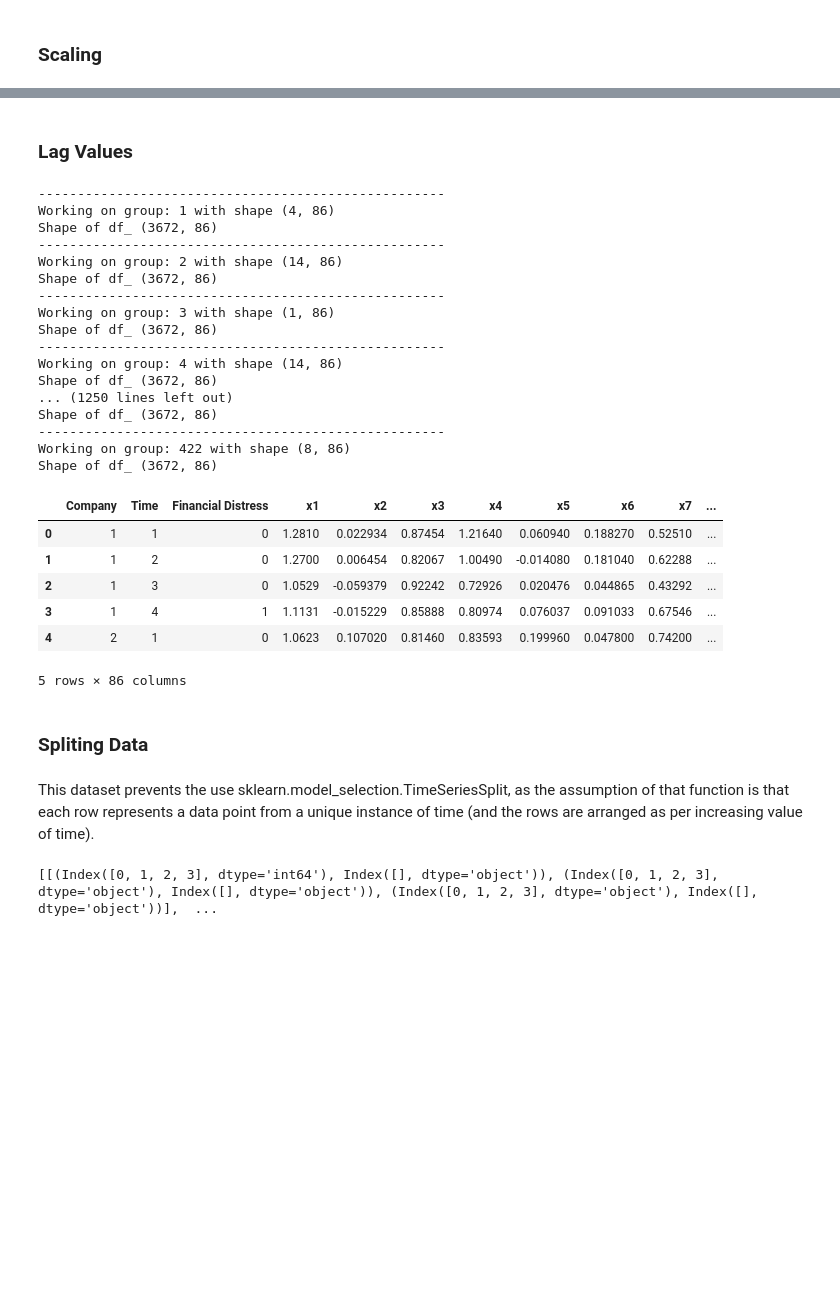
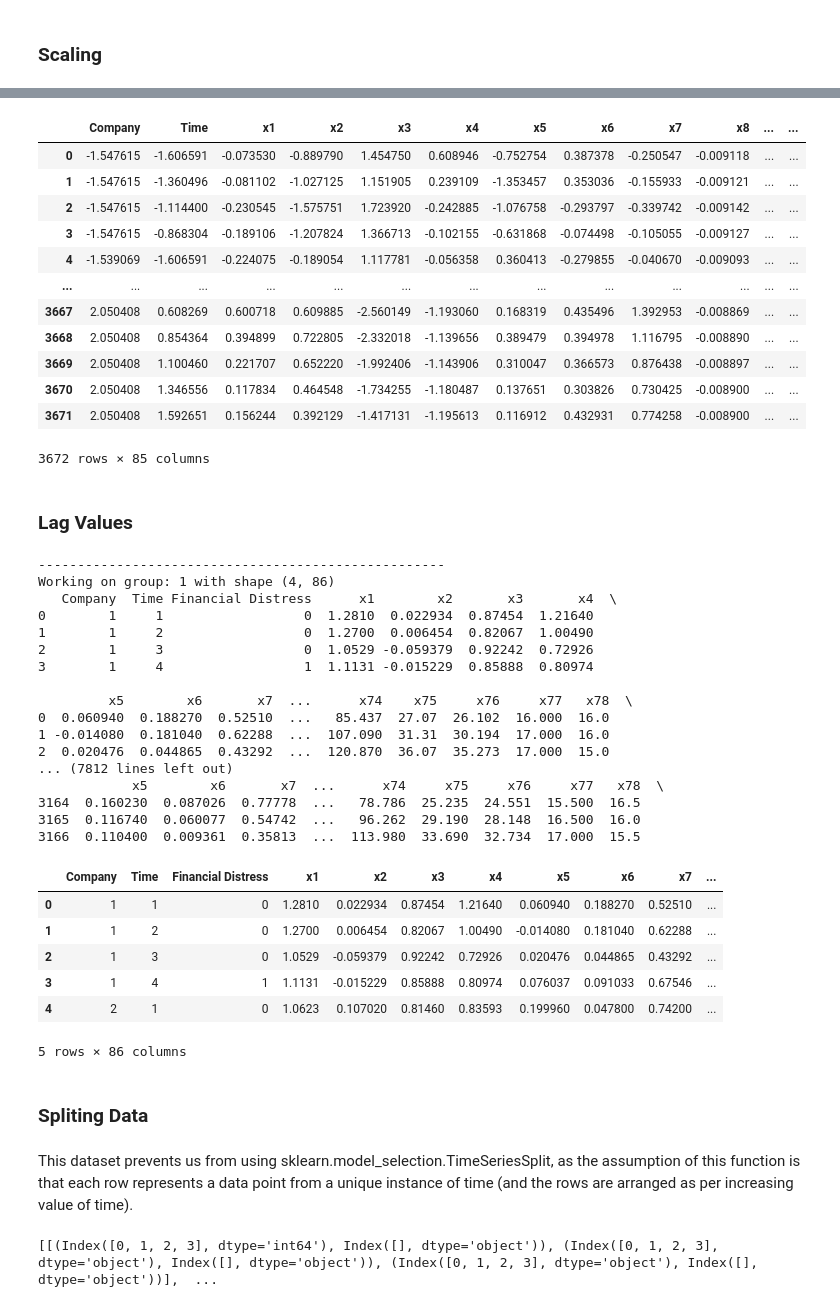
Before and after one commit to AndreCatarino/Financial-Distress-Prediction, a Jupyter notebook: docs/03_data_preparation.ipynb, the cells around one changed output, grey strips where cells are left out. Cells and saved outputs as stored; diff of their text form; code cells hidden in the pictures; blank space fills up the shorter version.

```diff
--- a/docs/03_data_preparation.ipynb
+++ b/docs/03_data_preparation.ipynb
@@ -51,3 +61,20 @@ df_scaled.head()
+# %%
+X_scaled : pd.DataFrame = processor.scale()
+X_scaled
+# %% [output]
+|  | Company | Time | x1 | x2 | x3 | x4 | x5 | x6 | x7 | x8 | ... | ... |
+| 0 | -1.547615 | -1.606591 | -0.073530 | -0.889790 | 1.454750 | 0.608946 | -0.752754 | 0.387378 | -0.250547 | -0.009118 | ... | ... |
+| 1 | -1.547615 | -1.360496 | -0.081102 | -1.027125 | 1.151905 | 0.239109 | -1.353457 | 0.353036 | -0.155933 | -0.009121 | ... | ... |
+| 2 | -1.547615 | -1.114400 | -0.230545 | -1.575751 | 1.723920 | -0.242885 | -1.076758 | -0.293797 | -0.339742 | -0.009142 | ... | ... |
+| 3 | -1.547615 | -0.868304 | -0.189106 | -1.207824 | 1.366713 | -0.102155 | -0.631868 | -0.074498 | -0.105055 | -0.009127 | ... | ... |
+| 4 | -1.539069 | -1.606591 | -0.224075 | -0.189054 | 1.117781 | -0.056358 | 0.360413 | -0.279855 | -0.040670 | -0.009093 | ... | ... |
+| ... | ... | ... | ... | ... | ... | ... | ... | ... | ... | ... | ... | ... |
+| 3667 | 2.050408 | 0.608269 | 0.600718 | 0.609885 | -2.560149 | -1.193060 | 0.168319 | 0.435496 | 1.392953 | -0.008869 | ... | ... |
+| 3668 | 2.050408 | 0.854364 | 0.394899 | 0.722805 | -2.332018 | -1.139656 | 0.389479 | 0.394978 | 1.116795 | -0.008890 | ... | ... |
+| 3669 | 2.050408 | 1.100460 | 0.221707 | 0.652220 | -1.992406 | -1.143906 | 0.310047 | 0.366573 | 0.876438 | -0.008897 | ... | ... |
+| 3670 | 2.050408 | 1.346556 | 0.117834 | 0.464548 | -1.734255 | -1.180487 | 0.137651 | 0.303826 | 0.730425 | -0.008900 | ... | ... |
+| 3671 | 2.050408 | 1.592651 | 0.156244 | 0.392129 | -1.417131 | -1.195613 | 0.116912 | 0.432931 | 0.774258 | -0.008900 | ... | ... |
+3672 rows × 85 columns
 # %% [markdown]
 ### Lag Values
 # %%
@@ -93,6 +120,7 @@ for name, group in grouped_company:
     # For each group, calculate lagged features and rbind to df_cross
     print('----------------------------------------------------')
     print('Working on group:', name, 'with shape', group.shape)
+    print(group.head())
     df_cross = pd.concat([df.reset_index(drop=True),
                           lagged_features(group, cols_to_lag).reset_index(drop=True)],
                          axis=0)
@@ -104,21 +132,21 @@ df.head()
 # %% [output]
 ----------------------------------------------------
 Working on group: 1 with shape (4, 86)
-Shape of df_ (3672, 86)
-----------------------------------------------------
-Working on group: 2 with shape (14, 86)
-Shape of df_ (3672, 86)
-----------------------------------------------------
-Working on group: 3 with shape (1, 86)
-Shape of df_ (3672, 86)
-----------------------------------------------------
-Working on group: 4 with shape (14, 86)
-Shape of df_ (3672, 86)
-... (1250 lines left out)
-Shape of df_ (3672, 86)
-----------------------------------------------------
-Working on group: 422 with shape (8, 86)
-Shape of df_ (3672, 86)
+   Company  Time Financial Distress      x1        x2       x3       x4  \
+0        1     1                  0  1.2810  0.022934  0.87454  1.21640
+1        1     2                  0  1.2700  0.006454  0.82067  1.00490
+2        1     3                  0  1.0529 -0.059379  0.92242  0.72926
+3        1     4                  1  1.1131 -0.015229  0.85888  0.80974
+
+         x5        x6       x7  ...      x74    x75     x76     x77   x78  \
+0  0.060940  0.188270  0.52510  ...   85.437  27.07  26.102  16.000  16.0
+1 -0.014080  0.181040  0.62288  ...  107.090  31.31  30.194  17.000  16.0
+2  0.020476  0.044865  0.43292  ...  120.870  36.07  35.273  17.000  15.0
+... (7812 lines left out)
+            x5        x6       x7  ...      x74     x75     x76     x77   x78  \
+3164  0.160230  0.087026  0.77778  ...   78.786  25.235  24.551  15.500  16.5
+3165  0.116740  0.060077  0.54742  ...   96.262  29.190  28.148  16.500  16.0
+3166  0.110400  0.009361  0.35813  ...  113.980  33.690  32.734  17.000  15.5
 |  | Company | Time | Financial Distress | x1 | x2 | x3 | x4 | x5 | x6 | x7 | ... |
 | 0 | 1 | 1 | 0 | 1.2810 | 0.022934 | 0.87454 | 1.21640 | 0.060940 | 0.188270 | 0.52510 | ... |
 | 1 | 1 | 2 | 0 | 1.2700 | 0.006454 | 0.82067 | 1.00490 | -0.014080 | 0.181040 | 0.62288 | ... |
@@ -129,7 +157,7 @@ Shape of df_ (3672, 86)
 # %% [markdown]
 ### Spliting Data
 # %% [markdown]
-This dataset prevents the use sklearn.model_selection.TimeSeriesSplit, as the assumption of that function is that each row represents a data point from a unique instance of time (and the rows are arranged as per increasing value of time).
+This dataset prevents us from using sklearn.model_selection.TimeSeriesSplit, as the assumption of this function is that each row represents a data point from a unique instance of time (and the rows are arranged as per increasing value of time).
 # %%
 # Create Time-Series sampling function to draw train-test splits
 def ts_sample(df_input, train_rows, test_rows):
```
Also changed, not shown: parts of 15 cells of this notebook, 8 other files.
